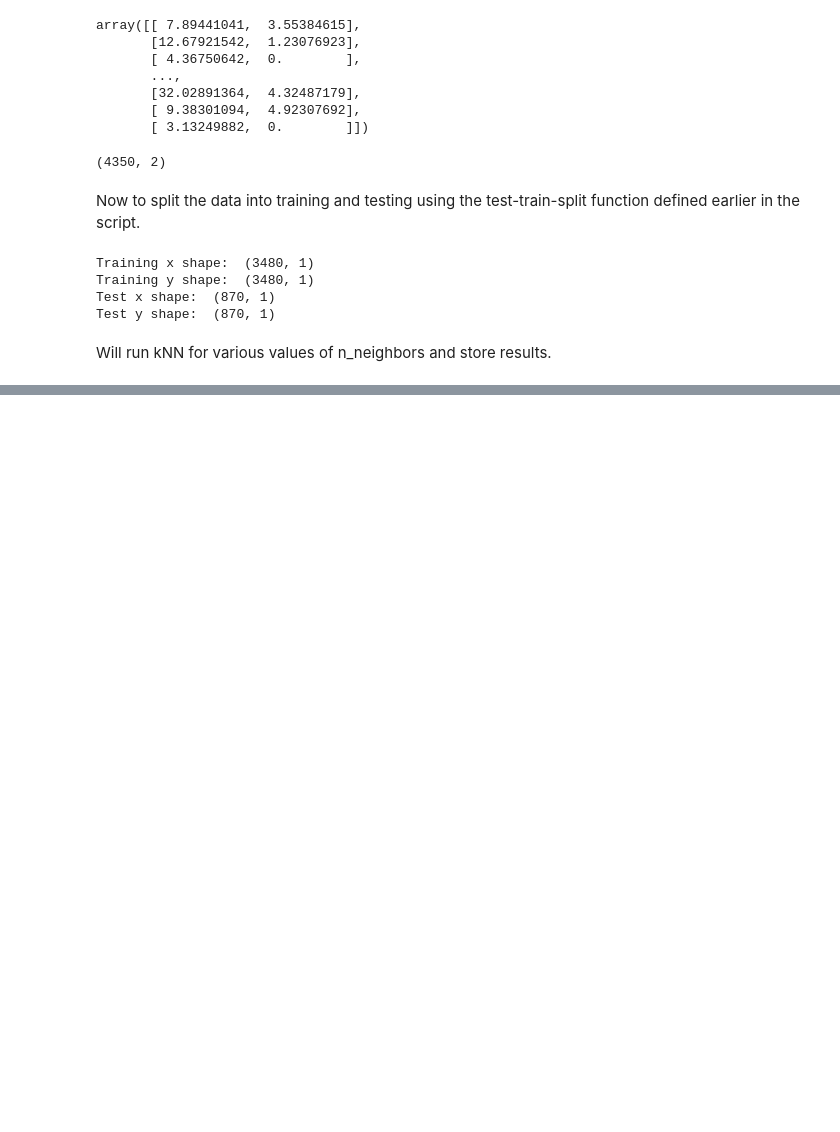
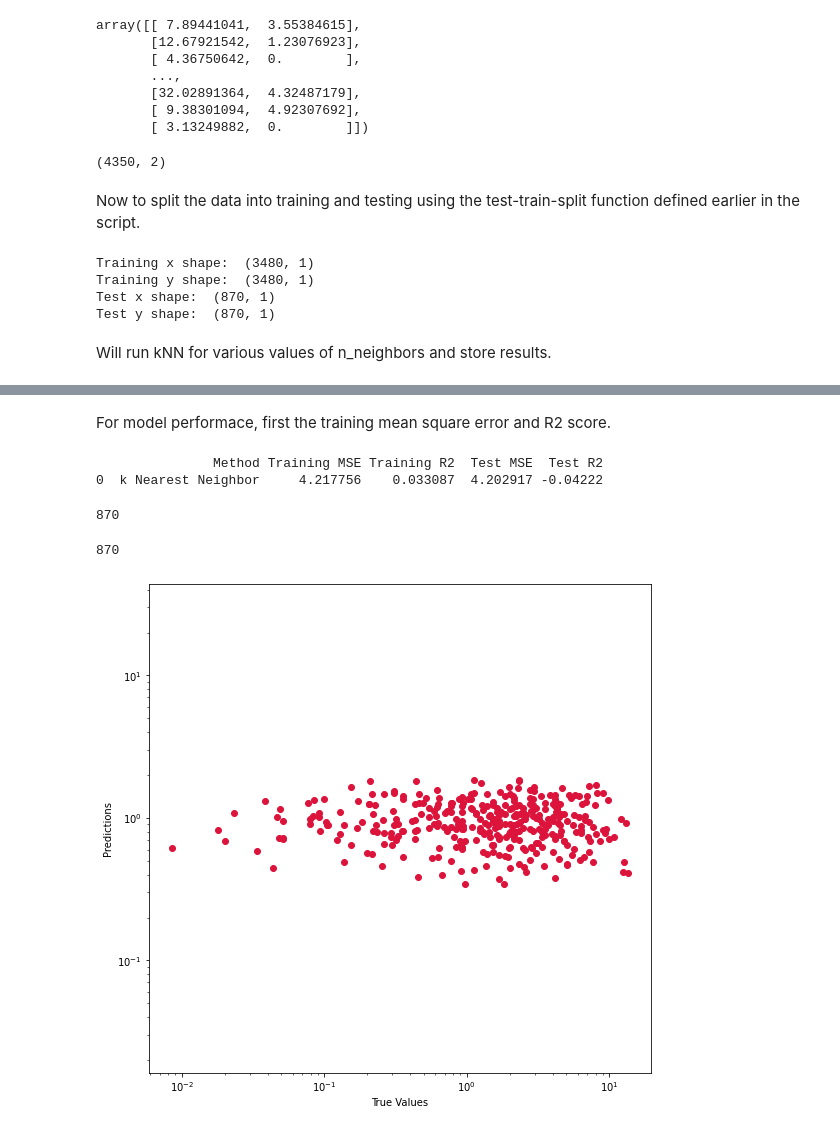
Before and after one commit to jbravo87/blog-projects, a Jupyter notebook: exoplanet_data_notebook.ipynb, the cells around one changed output, grey strips where cells are left out. Saved outputs shown, nothing was run; the diff lists cells and outputs as text; code cells hidden in the pictures; blank space fills up the shorter version.

Commit message:
Finished the kNN model building after robust scaling.

```diff
--- a/exoplanet_data_notebook.ipynb
+++ b/exoplanet_data_notebook.ipynb
@@ -346,7 +347,7 @@ Test y shape:  (870, 1)
 Will run kNN for various values of n_neighbors and store results.
 # %%
 knn_r_acc = []
-for j in range(1, 30, 1):
+for j in range(1, 45, 1):
     knn = KNeighborsRegressor(n_neighbors = j)
     knn.fit(x_train, y_train)
 
@@ -378,0 +386,46 @@ print(results.iloc[:,1].max())
+# %%
+model_knn = KNeighborsRegressor(n_neighbors = 40)
+model_knn.fit(x_train, y_train)
+y_knn_train_pred = model_knn.predict(x_train)
+y_knn_test_pred = model_knn.predict(x_test)
+# %% [markdown]
+For model performace, first the training mean square error and R2 score.
+# %%
+knn_train_mse = mean_squared_error(y_train, y_knn_train_pred)
+knn_train_r2 = r2_score(y_train, y_knn_train_pred)
+# Now, test mean square and r2 score.
+knn_test_mse = mean_squared_error(y_test, y_knn_test_pred)
+knn_test_r2 = r2_score(y_test, y_knn_test_pred)
+# Consolidate the results.
+knn_results = pd.DataFrame(['k Nearest Neighbor', knn_train_mse, knn_train_r2, knn_test_mse, knn_test_r2]).transpose()
+knn_results.columns = ['Method', 'Training MSE', 'Training R2', 'Test MSE', 'Test R2']
+print(knn_results)
+# %% [output]
+               Method Training MSE Training R2  Test MSE  Test R2
+0  k Nearest Neighbor     4.217756    0.033087  4.202917 -0.04222
+# %%
+len(y_knn_test_pred)
+# %% [output]
+870
+# %%
+len(y_test)
+# %% [output]
+870
+# %%
+true_values = y_test
+predicted_values = y_knn_test_pred
+plt.figure(figsize = (9,9))
+plt.scatter(true_values, predicted_values, c = 'crimson')
+plt.yscale('log')
+plt.xscale('log')
+
+p1 = max(max(predicted_values), max(true_values))
+p2 = min(min(predicted_values), min(true_values))
+#plt.plot([p1, p2], [p1, p2], 'b-')
+
+plt.xlabel('True Values', fontsize = 10)
+plt.ylabel('Predictions', fontsize = 10)
+plt.axis('equal')
+plt.show()
+# %% [output]
+[figure, added]
```
Also changed, not shown: parts of 5 cells of this notebook.
